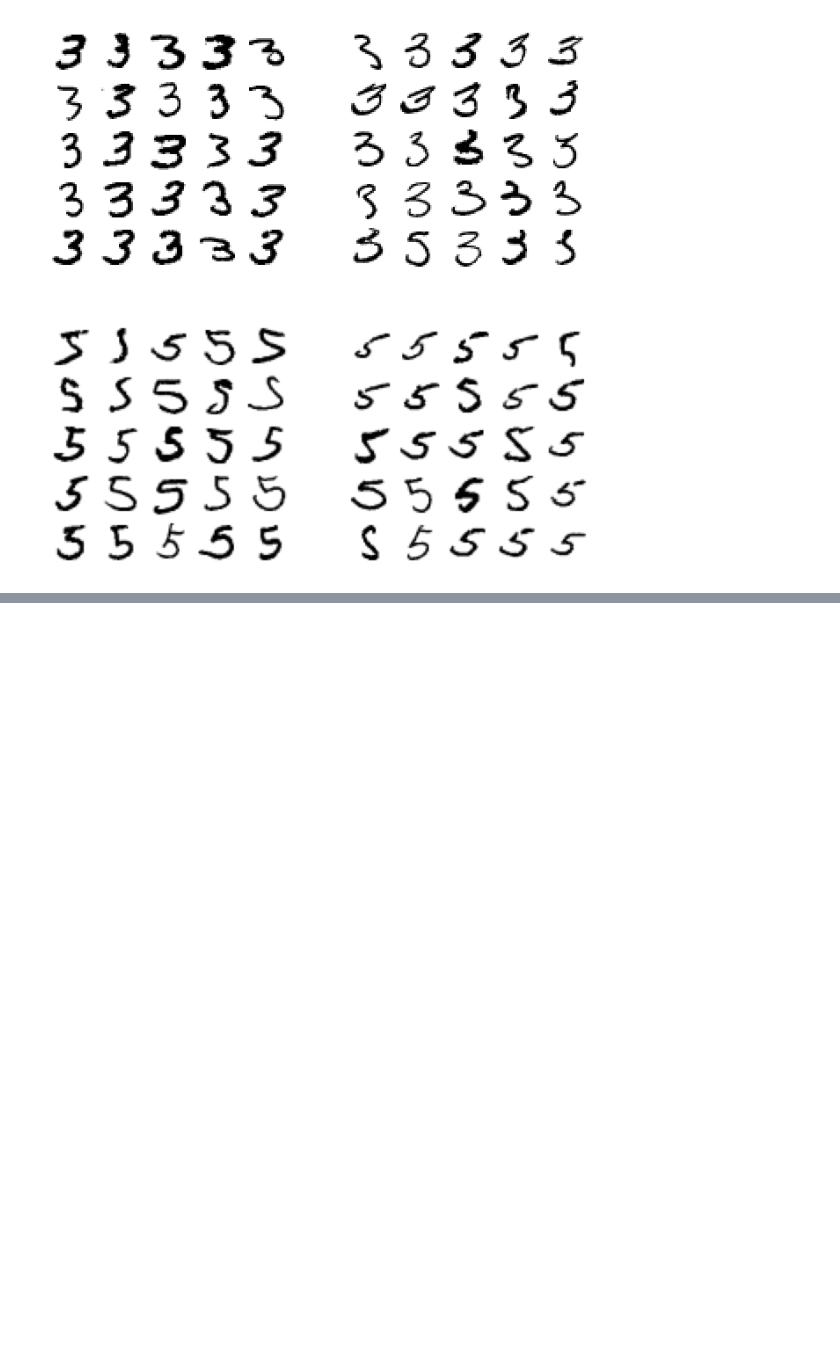
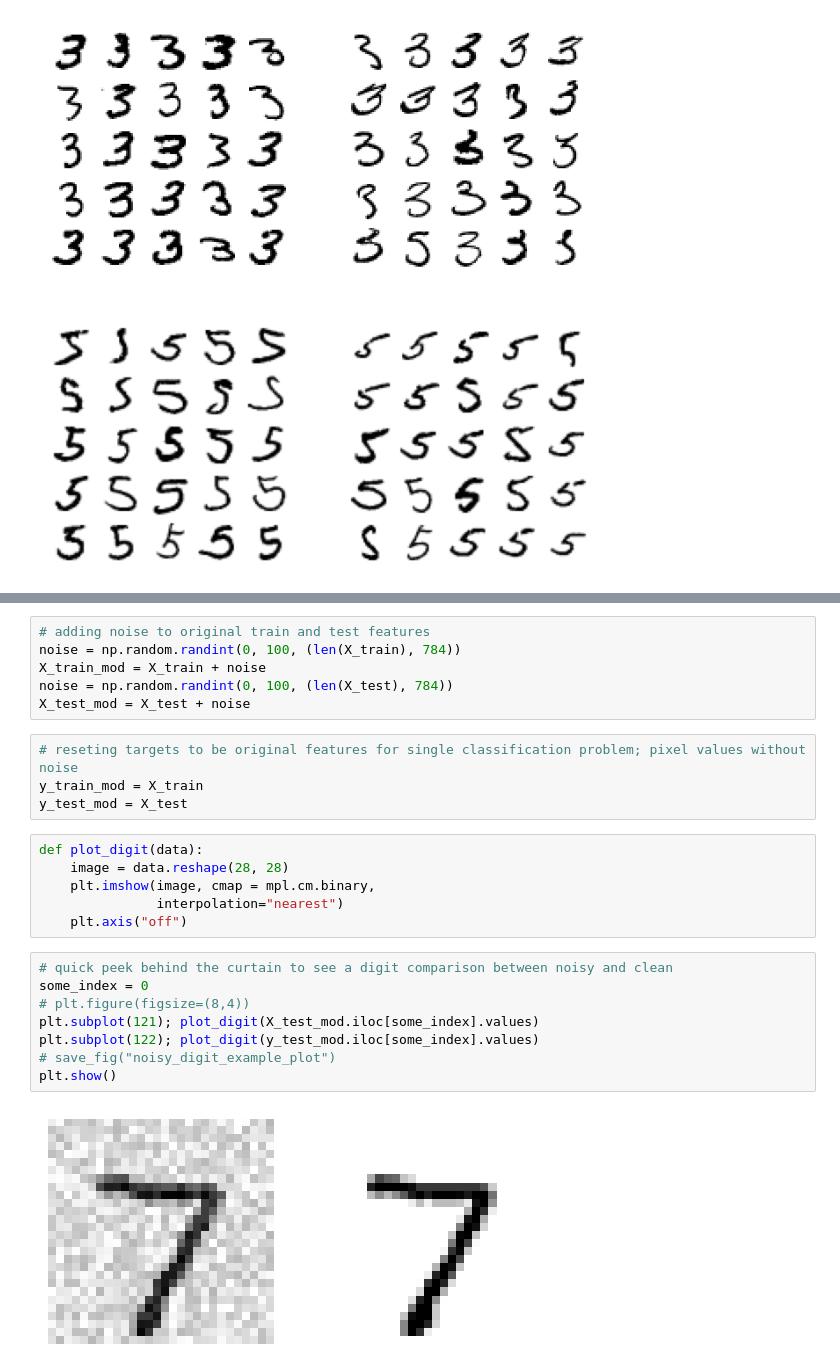
Before and after one commit to khoffLSU/Hands_On_ML, a Jupyter notebook: Ch3 Classification.ipynb, the cells around one changed output, grey strips where cells are left out. Drawn from its saved outputs; the diff is of its cells as text; blank space fills up the shorter version.

```diff
--- a/Ch3 Classification.ipynb
+++ b/Ch3 Classification.ipynb
@@ -597,0 +649,26 @@ plt.subplot(224); plot_digits(X_bb[:25], images_per_row=5)
+# %%
+# adding noise to original train and test features
+noise = np.random.randint(0, 100, (len(X_train), 784))
+X_train_mod = X_train + noise
+noise = np.random.randint(0, 100, (len(X_test), 784))
+X_test_mod = X_test + noise
+# %%
+# reseting targets to be original features for single classification problem; pixel values without noise
+y_train_mod = X_train
+y_test_mod = X_test
+# %%
+def plot_digit(data):
+    image = data.reshape(28, 28)
+    plt.imshow(image, cmap = mpl.cm.binary,
+               interpolation="nearest")
+    plt.axis("off")
+# %%
+# quick peek behind the curtain to see a digit comparison between noisy and clean
+some_index = 0
+# plt.figure(figsize=(8,4))
+plt.subplot(121); plot_digit(X_test_mod.iloc[some_index].values)
+plt.subplot(122); plot_digit(y_test_mod.iloc[some_index].values)
+# save_fig("noisy_digit_example_plot")
+plt.show()
+# %% [output]
+[figure, added]
```
Also changed, not shown: parts of 24 cells of this notebook.
